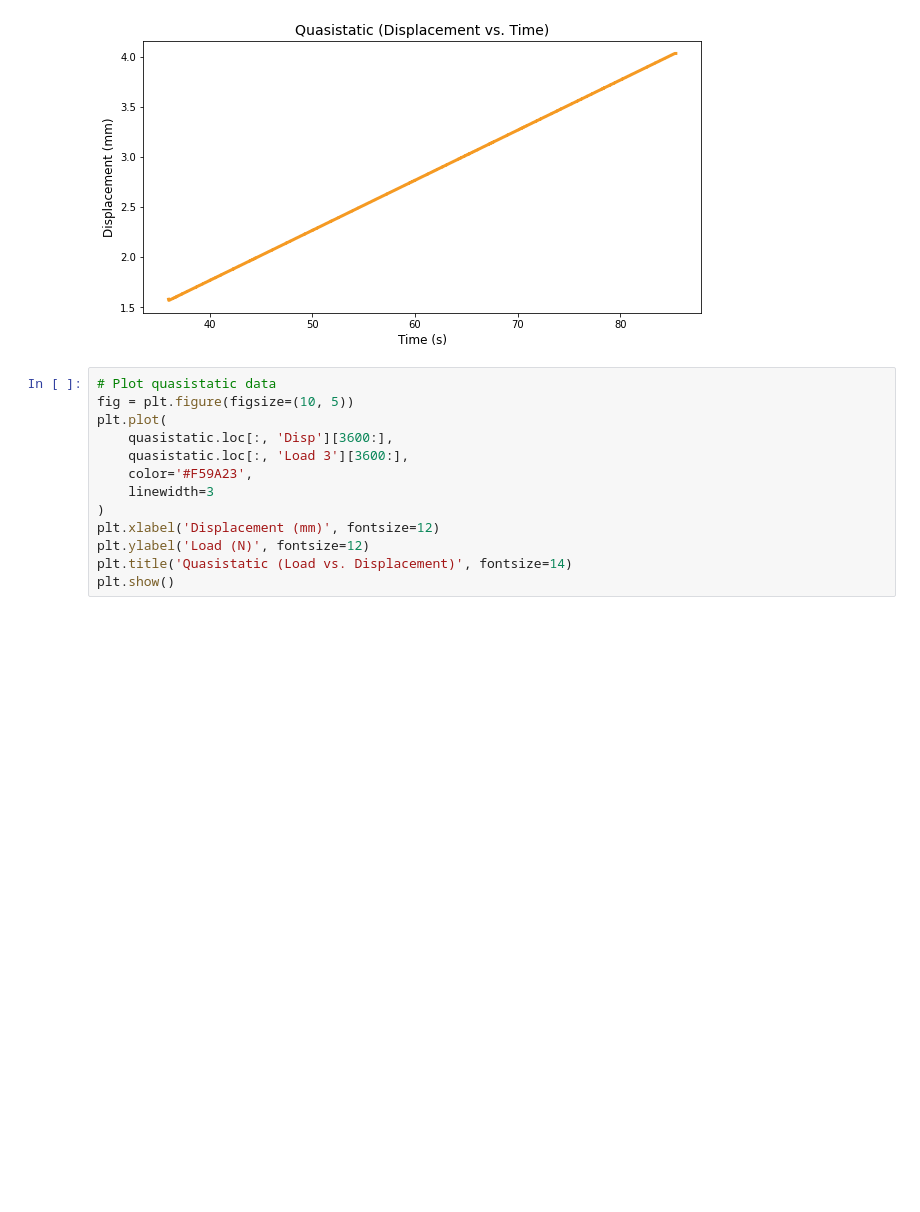
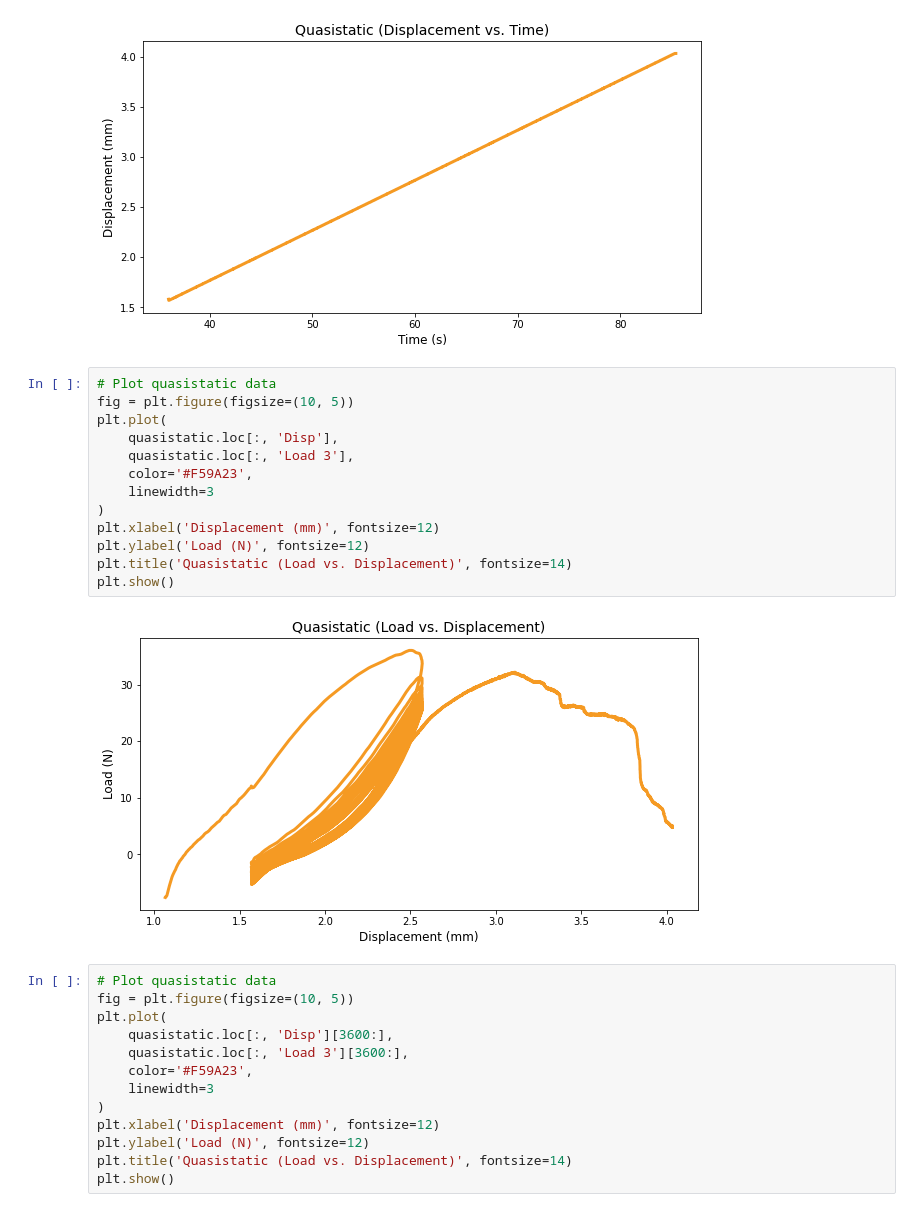
Before and after one commit to ivanvlam/IBM2020, a Jupyter notebook: Tarea 4/tarea-4.ipynb, the cells around one changed output. Saved outputs shown, nothing was run; the diff lists cells and outputs as text; blank space fills up the shorter version.

```diff
--- a/Tarea 4/tarea-4.ipynb
+++ b/Tarea 4/tarea-4.ipynb
@@ -49,6 +67,21 @@ plt.title('Quasistatic (Displacement vs. Time)', fontsize=14)
 plt.show()
 # %% [output]
 [figure]
+# %%
+# Plot quasistatic data
+fig = plt.figure(figsize=(10, 5))
+plt.plot(
+    quasistatic.loc[:, 'Disp'],
+    quasistatic.loc[:, 'Load 3'],
+    color='#F59A23',
+    linewidth=3
+)
+plt.xlabel('Displacement (mm)', fontsize=12)
+plt.ylabel('Load (N)', fontsize=12)
+plt.title('Quasistatic (Load vs. Displacement)', fontsize=14)
+plt.show()
+# %% [output]
+[figure, added]
 # %%
 # Plot quasistatic data
 fig = plt.figure(figsize=(10, 5))
```
Also changed, not shown: parts of 7 cells of this notebook.
